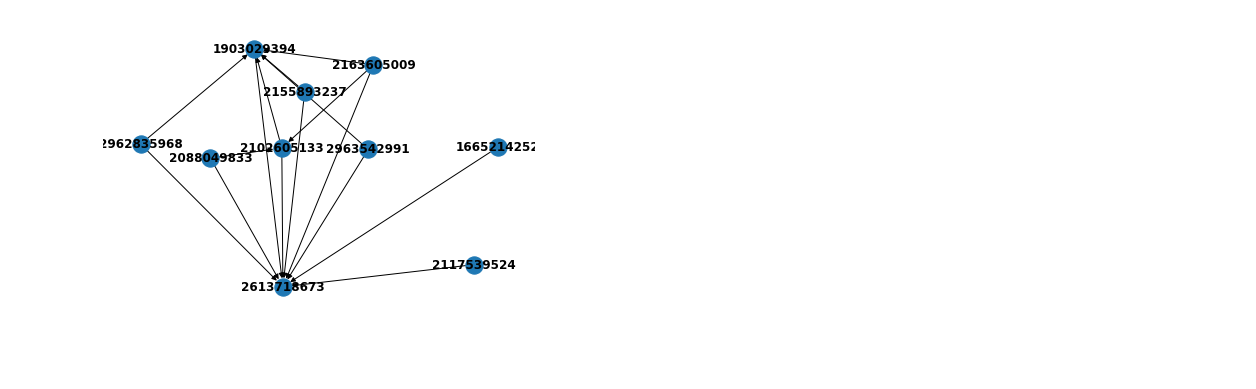
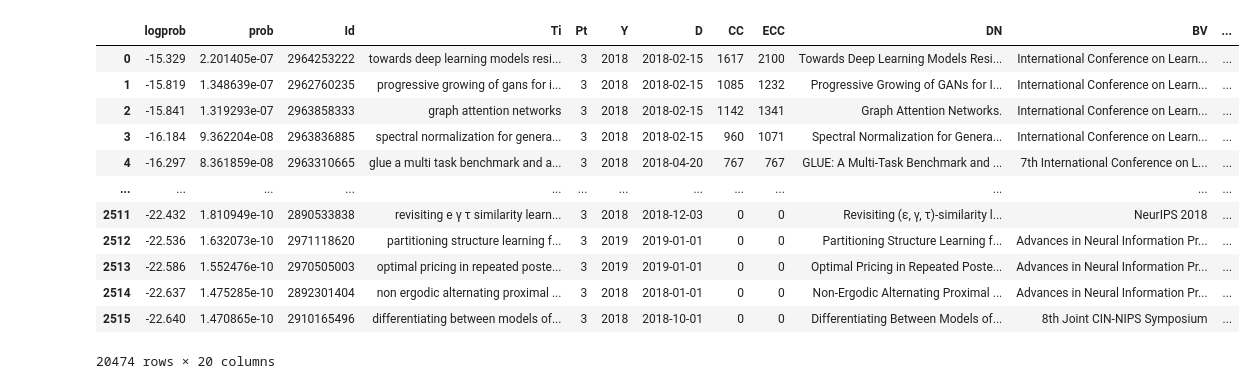
Before and after one commit to rohitmujumdar/Propagation-of-Epidemics-in-Citation-Networks, a Jupyter notebook: code/citation_network.ipynb, the cells around one changed output. Saved outputs shown, nothing was run; the diff lists cells and outputs as text; code cells hidden in the pictures; blank space fills up the shorter version.

```diff
--- a/code/citation_network.ipynb
+++ b/code/citation_network.ipynb
@@ -91,8 +201,5 @@ reference_df
 # %%
-G_citation = nx.from_pandas_edgelist(reference_df, source='this_paper_infected', target='got_infected_by',create_using=nx.DiGraph())
-r = list(reference_df_neurips['this_paper_infected'][:9])
-r.append(2613718673)
-k = G_citation.subgraph(r)
-nx.draw(k,with_labels=True, font_weight='bold')
+# r = list(reference_df_neurips['this_paper_infected'][:9])
+# r.append(2613718673)
+# k = G_citation.subgraph(r)
+# nx.draw(k,with_labels=True, font_weight='bold')
-# %% [output]
-[figure, removed]
@@ -146,0 +206,16 @@ reference_df.to_pickle("..\\data\\networks\\citation_infection_network.pkl")
+# %%
+all_paper_data_df
+# %% [output]
+|  | logprob | prob | Id | Ti | Pt | Y | D | CC | ECC | DN | BV | ... |
+| 0 | -15.329 | 2.201405e-07 | 2964253222 | towards deep learning models resi... | 3 | 2018 | 2018-02-15 | 1617 | 2100 | Towards Deep Learning Models Resi... | International Conference on Learn... | ... |
+| 1 | -15.819 | 1.348639e-07 | 2962760235 | progressive growing of gans for i... | 3 | 2018 | 2018-02-15 | 1085 | 1232 | Progressive Growing of GANs for I... | International Conference on Learn... | ... |
+| 2 | -15.841 | 1.319293e-07 | 2963858333 | graph attention networks | 3 | 2018 | 2018-02-15 | 1142 | 1341 | Graph Attention Networks. | International Conference on Learn... | ... |
+| 3 | -16.184 | 9.362204e-08 | 2963836885 | spectral normalization for genera... | 3 | 2018 | 2018-02-15 | 960 | 1071 | Spectral Normalization for Genera... | International Conference on Learn... | ... |
+| 4 | -16.297 | 8.361859e-08 | 2963310665 | glue a multi task benchmark and a... | 3 | 2018 | 2018-04-20 | 767 | 767 | GLUE: A Multi-Task Benchmark and ... | 7th International Conference on L... | ... |
+| ... | ... | ... | ... | ... | ... | ... | ... | ... | ... | ... | ... | ... |
+| 2511 | -22.432 | 1.810949e-10 | 2890533838 | revisiting e γ τ similarity learn... | 3 | 2018 | 2018-12-03 | 0 | 0 | Revisiting (ε, γ, τ)-similarity l... | NeurIPS 2018 | ... |
+| 2512 | -22.536 | 1.632073e-10 | 2971118620 | partitioning structure learning f... | 3 | 2019 | 2019-01-01 | 0 | 0 | Partitioning Structure Learning f... | Advances in Neural Information Pr... | ... |
+| 2513 | -22.586 | 1.552476e-10 | 2970505003 | optimal pricing in repeated poste... | 3 | 2019 | 2019-01-01 | 0 | 0 | Optimal Pricing in Repeated Poste... | Advances in Neural Information Pr... | ... |
+| 2514 | -22.637 | 1.475285e-10 | 2892301404 | non ergodic alternating proximal ... | 3 | 2018 | 2018-01-01 | 0 | 0 | Non-Ergodic Alternating Proximal ... | Advances in Neural Information Pr... | ... |
+| 2515 | -22.640 | 1.470865e-10 | 2910165496 | differentiating between models of... | 3 | 2018 | 2018-10-01 | 0 | 0 | Differentiating Between Models of... | 8th Joint CIN-NIPS Symposium | ... |
+20474 rows × 20 columns
```
Also changed, not shown: parts of 12 cells of this notebook, 9 other files.
